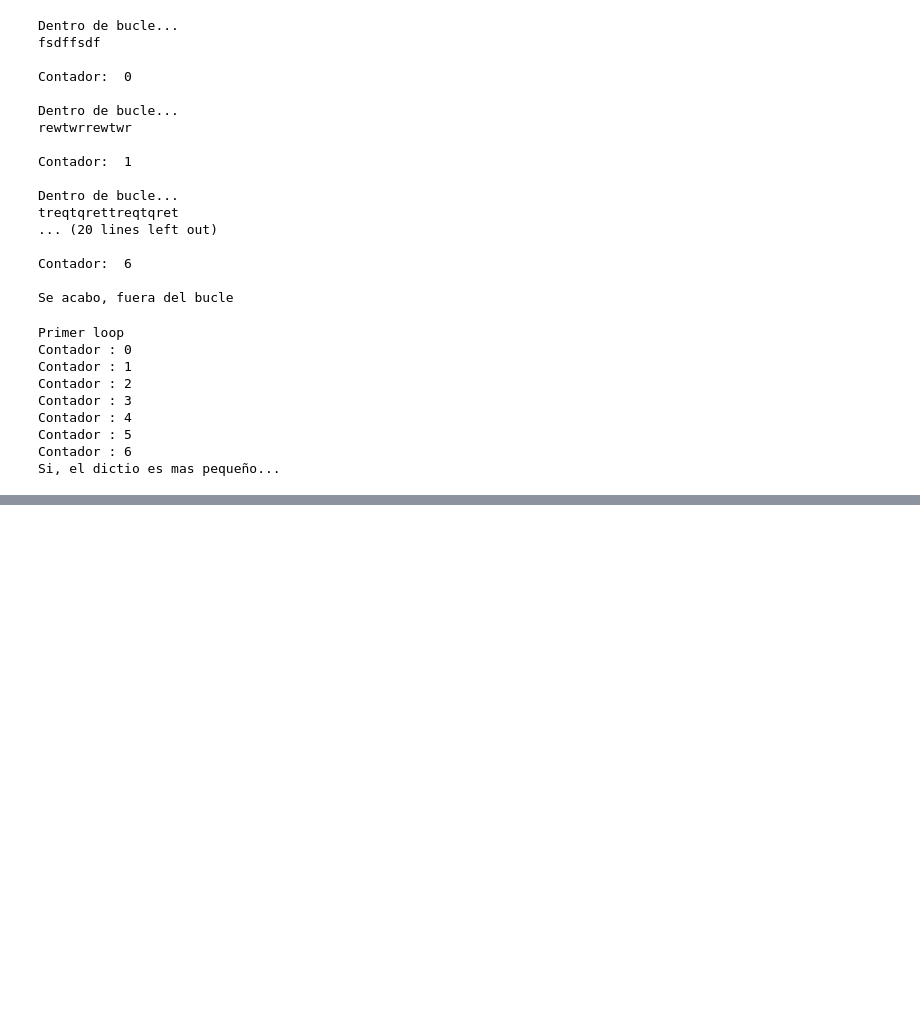
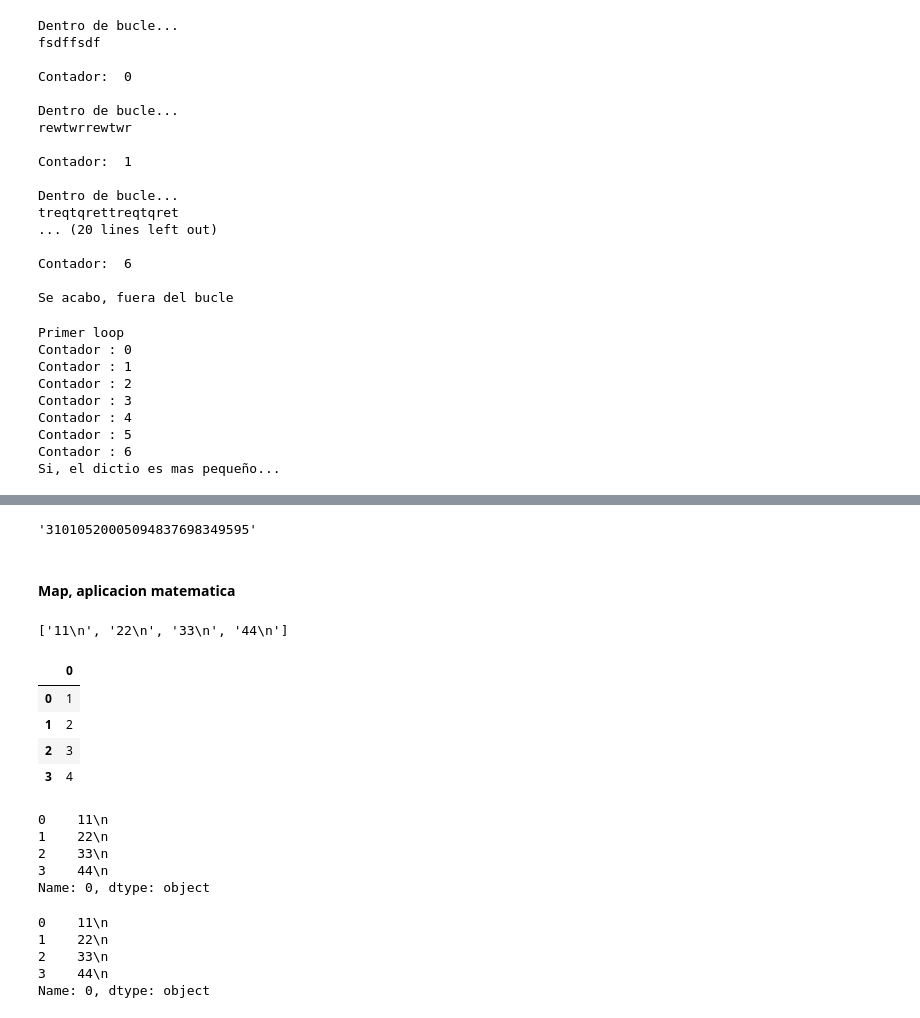
Before and after one commit to Ironhack-Data-Madrid-Abril-2021/Material_Clase, a Jupyter notebook: semana_3/3.1 - Repaso General.ipynb, the cells around one changed output, grey strips where cells are left out. Saved outputs shown, nothing was run; the diff lists cells and outputs as text; code cells hidden in the pictures; blank space fills up the shorter version.

```diff
--- a/semana_3/3.1 - Repaso General.ipynb
+++ b/semana_3/3.1 - Repaso General.ipynb
@@ -294,0 +338,9 @@ Si, el dictio es mas pequeño...
+# %%
+lst=[1, 2, 3, 4]
+
+res=0
+
+for e in lst:
+    res+=e
+
+print(res)
@@ -294,0 +385,6 @@ Si, el dictio es mas pequeño...
+# %%
+''.join(list(filter(filtar, texto)))
+# %% [output]
+'31010520005094837698349595'
+# %% [markdown]
+#### Map, aplicacion matematica
@@ -294,0 +397,32 @@ Si, el dictio es mas pequeño...
+# %%
+list(map(convertir, lst))
+# %% [output]
+['11\n', '22\n', '33\n', '44\n']
+# %%
+import pandas as pd
+
+df=pd.DataFrame(lst)
+
+df.head()
+# %% [output]
+|  | 0 |
+| 0 | 1 |
+| 1 | 2 |
+| 2 | 3 |
+| 3 | 4 |
+# %%
+df[0].apply(convertir)  # el apply de pandas es lo mismo que el map de python
+# %% [output]
+0    11\n
+1    22\n
+2    33\n
+3    44\n
+Name: 0, dtype: object
+# %%
+df[0].apply(lambda x: 2*str(x)+'\n')
+# %% [output]
+0    11\n
+1    22\n
+2    33\n
+3    44\n
+Name: 0, dtype: object
```
Also changed, not shown: parts of 36 cells of this notebook, 1 other file.
